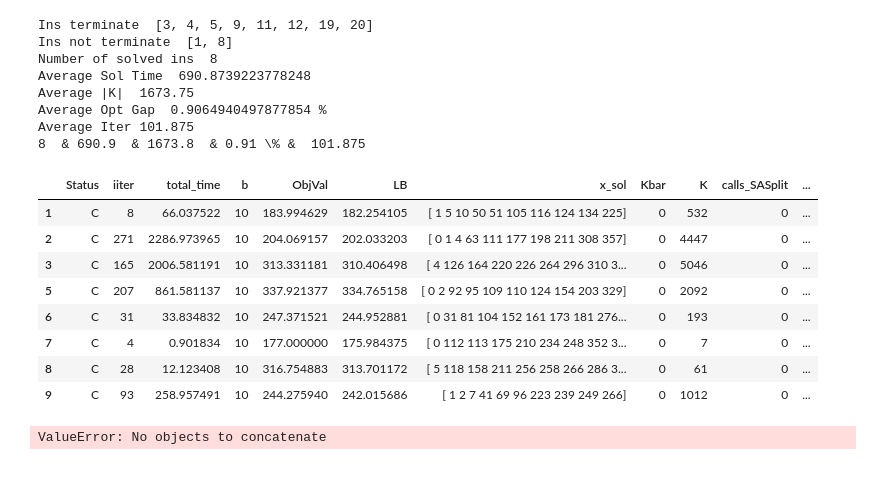
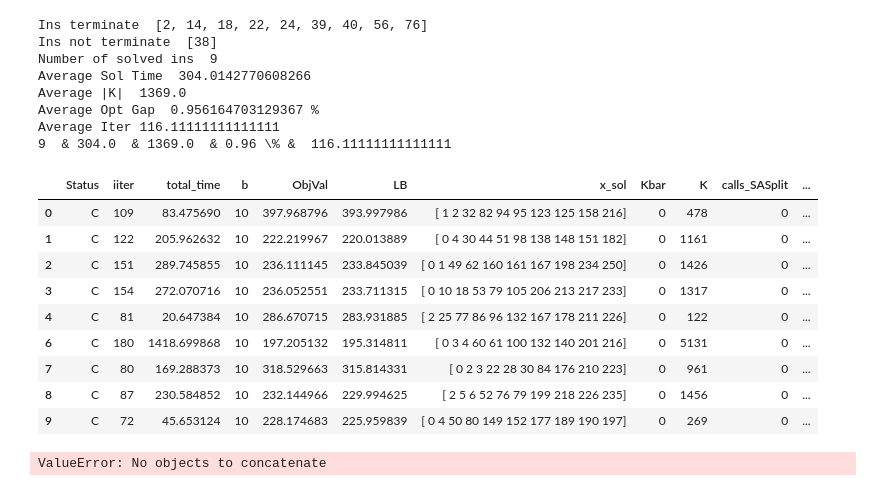
Before and after one commit to diHnguyen/SSPI, a Jupyter notebook: PythonConversion/Dec2024_Output/ProcessOutput.ipynb, the cells around one changed output. Cells and saved outputs as stored; diff of their text form; code cells hidden in the pictures.

```diff
--- a/PythonConversion/Dec2024_Output/ProcessOutput.ipynb
+++ b/PythonConversion/Dec2024_Output/ProcessOutput.ipynb
@@ -5,7 +5,7 @@ import os
 import numpy as np
 
 os.chdir("/Users/dinguyen/Desktop/Local Documents/GitHub/Paper5/PythonConversion/")
-N = 50 #50
+N = 40 #50
 
 # N30
 # ins = [1,2,5,6,7,8,9,10,11,12]
@@ -15,12 +15,12 @@ N = 50 #50
 # N40
 # ins = [1, 3, 5, 6, 7, 9, 10, 11, 12, 13]
 # ins =  [4, 8, 16, 27, 33, 36, 37, 48, 64, 68]
-# ins =  [2, 14, 18, 22, 24, 38, 39, 40, 56, 76]
+ins =  [2, 14, 18, 22, 24, 38, 39, 40, 56, 76]
 
 # N50
 # ins =  [2, 6, 7, 10, 13, 14, 15, 16, 17, 21]
 # ins =  [18, 26, 46, 73, 93, 98, 110, 113, 122, 124]
-ins =  [1, 3, 4, 5, 8, 9, 11, 12, 19, 20]
+# ins =  [1, 3, 4, 5, 8, 9, 11, 12, 19, 20]
 # Desktop/Local Documents/GitHub/Paper5/PythonConversion/Dec2024_Output/Iter/main_singleCut_combinedStratV1_WarmStart_threshold_p_15_N40_56.txt
 
 def processMain(N, ins):
@@ -65,49 +65,50 @@ def processMain(N, ins):
     df_filtered = df_filtered[df_filtered.Status == "C"]
     # df_filtered = df_filtered[~df_filtered['Ins'].isin(ins_not_terminate)]
     # df_filtered = df_filtered.groupby('Ins').apply(
     #     lambda group: group[group['total_time'] == group['total_time'].max()])
     # df_filtered = df_filtered.reset_index(drop=True)
     df_filtered["OptGap"] = (df_filtered.ObjVal-df_filtered.LB)/df_filtered.ObjVal*100
     solved_ins = len(df_filtered)
     avg_time = df_filtered['total_time'].mean()
     avg_K = df_filtered['K'].mean()
     opt_gap = df_filtered["OptGap"].mean()
     avg_iter = df_filtered["iiter"].mean()+1
     print("Number of solved ins ", solved_ins)
     print("Average Sol Time ", avg_time)
     print("Average |K| ", avg_K)
     print("Average Opt Gap ", opt_gap,"%")
     print("Average Iter", avg_iter)
     # {number:.2f}
     print(str(solved_ins), " & %.1f"  % avg_time, " & %.1f" % avg_K, " & %.2f" %opt_gap, "\% & ",str(avg_iter) )
 
 
     # print(output)
     # for i in range(5):
     #     output = pd.read_csv(EXP+"_N"+str(N)+"_"+str(i+1)+".txt", sep=";", header=None)
 
     return df_filtered
 
 df_default = processMain(N,ins)
 df_default
 # %% [output]
-Ins terminate  [3, 4, 5, 9, 11, 12, 19, 20]
-Ins not terminate  [1, 8]
-Number of solved ins  8
-Average Sol Time  690.8739223778248
-Average |K|  1673.75
-Average Opt Gap  0.9064940497877854 %
-Average Iter 101.875
-8  & 690.9  & 1673.8  & 0.91 \% &  101.875
+Ins terminate  [2, 14, 18, 22, 24, 39, 40, 56, 76]
+Ins not terminate  [38]
+Number of solved ins  9
+Average Sol Time  304.0142770608266
+Average |K|  1369.0
+Average Opt Gap  0.956164703129367 %
+Average Iter 116.11111111111111
+9  & 304.0  & 1369.0  & 0.96 \% &  116.11111111111111
 |  | Status | iiter | total_time | b | ObjVal | LB | x_sol | Kbar | K | calls_SASplit | ... |
-| 1 | C | 8 | 66.037522 | 10 | 183.994629 | 182.254105 | [ 1 5 10 50 51 105 116 124 134 225] | 0 | 532 | 0 | ... |
-| 2 | C | 271 | 2286.973965 | 10 | 204.069157 | 202.033203 | [ 0 1 4 63 111 177 198 211 308 357] | 0 | 4447 | 0 | ... |
-| 3 | C | 165 | 2006.581191 | 10 | 313.331181 | 310.406498 | [ 4 126 164 220 226 264 296 310 3... | 0 | 5046 | 0 | ... |
-| 5 | C | 207 | 861.581137 | 10 | 337.921377 | 334.765158 | [ 0 2 92 95 109 110 124 154 203 329] | 0 | 2092 | 0 | ... |
-| 6 | C | 31 | 33.834832 | 10 | 247.371521 | 244.952881 | [ 0 31 81 104 152 161 173 181 276... | 0 | 193 | 0 | ... |
-| 7 | C | 4 | 0.901834 | 10 | 177.000000 | 175.984375 | [ 0 112 113 175 210 234 248 352 3... | 0 | 7 | 0 | ... |
-| 8 | C | 28 | 12.123408 | 10 | 316.754883 | 313.701172 | [ 5 118 158 211 256 258 266 286 3... | 0 | 61 | 0 | ... |
-| 9 | C | 93 | 258.957491 | 10 | 244.275940 | 242.015686 | [ 1 2 7 41 69 96 223 239 249 266] | 0 | 1012 | 0 | ... |
+| 0 | C | 109 | 83.475690 | 10 | 397.968796 | 393.997986 | [ 1 2 32 82 94 95 123 125 158 216] | 0 | 478 | 0 | ... |
+| 1 | C | 122 | 205.962632 | 10 | 222.219967 | 220.013889 | [ 0 4 30 44 51 98 138 148 151 182] | 0 | 1161 | 0 | ... |
+| 2 | C | 151 | 289.745855 | 10 | 236.111145 | 233.845039 | [ 0 1 49 62 160 161 167 198 234 250] | 0 | 1426 | 0 | ... |
+| 3 | C | 154 | 272.070716 | 10 | 236.052551 | 233.711315 | [ 0 10 18 53 79 105 206 213 217 233] | 0 | 1317 | 0 | ... |
+| 4 | C | 81 | 20.647384 | 10 | 286.670715 | 283.931885 | [ 2 25 77 86 96 132 167 178 211 226] | 0 | 122 | 0 | ... |
+| 6 | C | 180 | 1418.699868 | 10 | 197.205132 | 195.314811 | [ 0 3 4 60 61 100 132 140 201 216] | 0 | 5131 | 0 | ... |
+| 7 | C | 80 | 169.288373 | 10 | 318.529663 | 315.814331 | [ 0 2 3 22 28 30 84 176 210 223] | 0 | 961 | 0 | ... |
+| 8 | C | 87 | 230.584852 | 10 | 232.144966 | 229.994625 | [ 2 5 6 52 76 79 199 218 226 235] | 0 | 1456 | 0 | ... |
+| 9 | C | 72 | 45.653124 | 10 | 228.174683 | 225.959839 | [ 0 4 50 80 149 152 177 189 190 197] | 0 | 269 | 0 | ... |
 # %%
 import pandas as pd
 import os
```
